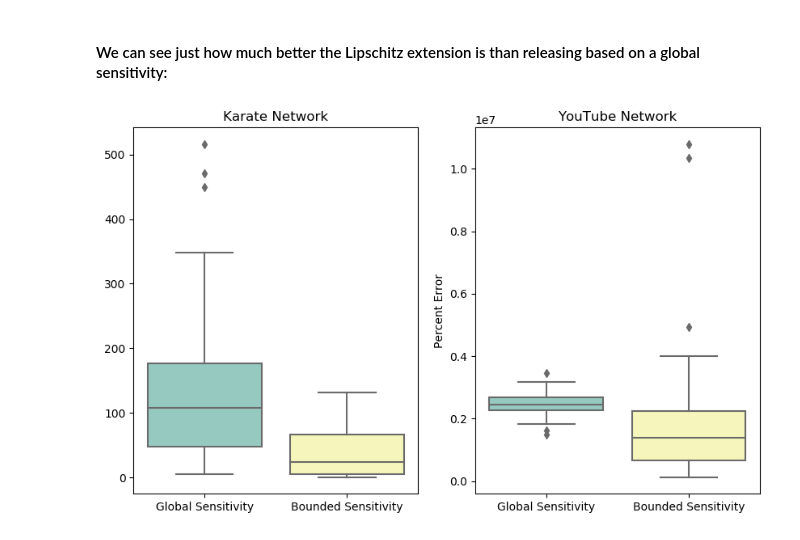
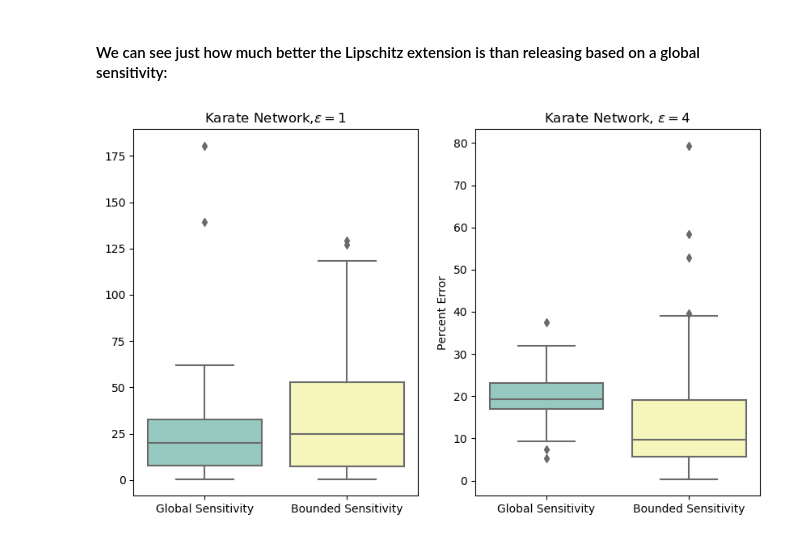
Before and after one commit to DaveLanday/DifferentiallyPrivateNetworks, a Jupyter notebook: notebooks/Project.ipynb, the cells around one changed output. Cells and saved outputs as stored; diff of their text form; code cells hidden in the pictures.

```diff
--- a/notebooks/Project.ipynb
+++ b/notebooks/Project.ipynb
@@ -132,6 +149,7 @@ def node_privacy(epsilon, capacity, n, G):
     if e1_hat >= 3*tao:
         return e1_hat
     else:
-        total_flow = max([len(c) for c in sorted(nx.connected_components(G), key=len, reverse=True)])
-        return mechanisms.laplace_mech(total_flow/2, epsilon, 2*capacity)
+        total_flow = maxFlow(G,capacity)
+        #total_flow = max([len(c) for c in sorted(nx.connected_components(G), key=len, reverse=True)])
+        return mechanisms.laplace_mech(total_flow/4, epsilon, 2*capacity)
 # %%
@@ -154,31 +196,28 @@ for i in range(50):
 # %%
-upper = 10
-karate_global_trials = []
-for i in range(50):
-    np.random.seed(i)
-    karate_global_trials.append(mechanisms.laplace_mech(len(g.edges), epsilon, upper))
+# upper = 20000
+# youtube_global_trials = []
+# for i in range(50):
+#     np.random.seed(i)
+#     youtube_global_trials.append(mechanisms.laplace_mech(len(yt.edges), epsilon, upper))
-# %%
-upper = 20000
-youtube_global_trials = []
-for i in range(50):
-    np.random.seed(i)
-    youtube_global_trials.append(mechanisms.laplace_mech(len(yt.edges), epsilon, upper))
 # %%
-err_knp = np.array([tools.pct_error(i, 78) for i in karate_np_trials])
-err_ynp = np.array([tools.pct_error(i, 78) for i in youtube_np_trials])
-err_kgl = np.array([tools.pct_error(i, 78) for i in karate_global_trials])
-err_ygl = np.array([tools.pct_error(i, 78) for i in youtube_global_trials])
+err_knp_1 = np.array([tools.pct_error(i, 78) for i in karate_np_trials_1])
+err_kgl_1 = np.array([tools.pct_error(i, 78) for i in karate_global_trials_1])
+err_knp_2 = np.array([tools.pct_error(i, 78) for i in karate_np_trials_2])
+err_kgl_2 = np.array([tools.pct_error(i, 78) for i in karate_global_trials_2])
+#err_ynp = np.array([tools.pct_error(i, 1936749) for i in youtube_np_trials])
+#err_ygl = np.array([tools.pct_error(i, 1936749) for i in youtube_global_trials])
 
 fig, (ax1, ax2) = plt.subplots(1, 2, figsize=(10,6), dpi=100, sharex=True)
+#fig, ax1 = plt.subplots(figsize=(8,6), dpi = 100)
 labels = ['Global Sensitivity', 'Bounded Sensitivity']
-sns.boxplot(data=[err_kgl, err_knp], palette="Set3", ax=ax1)
-sns.boxplot(data=[err_ygl, err_ynp], palette="Set3", ax=ax2)
+sns.boxplot(data=[err_kgl_1, err_knp_1], palette="Set3", ax=ax1)
+sns.boxplot(data=[err_kgl_2, err_knp_2], palette="Set3", ax=ax2)
 
-ax1.set_title('Karate Network')
-ax2.set_title('YouTube Network')
+ax1.set_title(r'Karate Network,$\epsilon=$'+str(epsilon1))
+ax2.set_title(r'Karate Network, $\epsilon=$'+str(epsilon2))
 ax1.set_xticklabels(labels)
 ax2.set_xticklabels(labels)
 plt.ylabel('Percent Error')
 plt.show()
 # %% [output]
-[figure, old version]
+[figure, new version]
```
Also changed, not shown: parts of 7 cells of this notebook, 1 other file.
